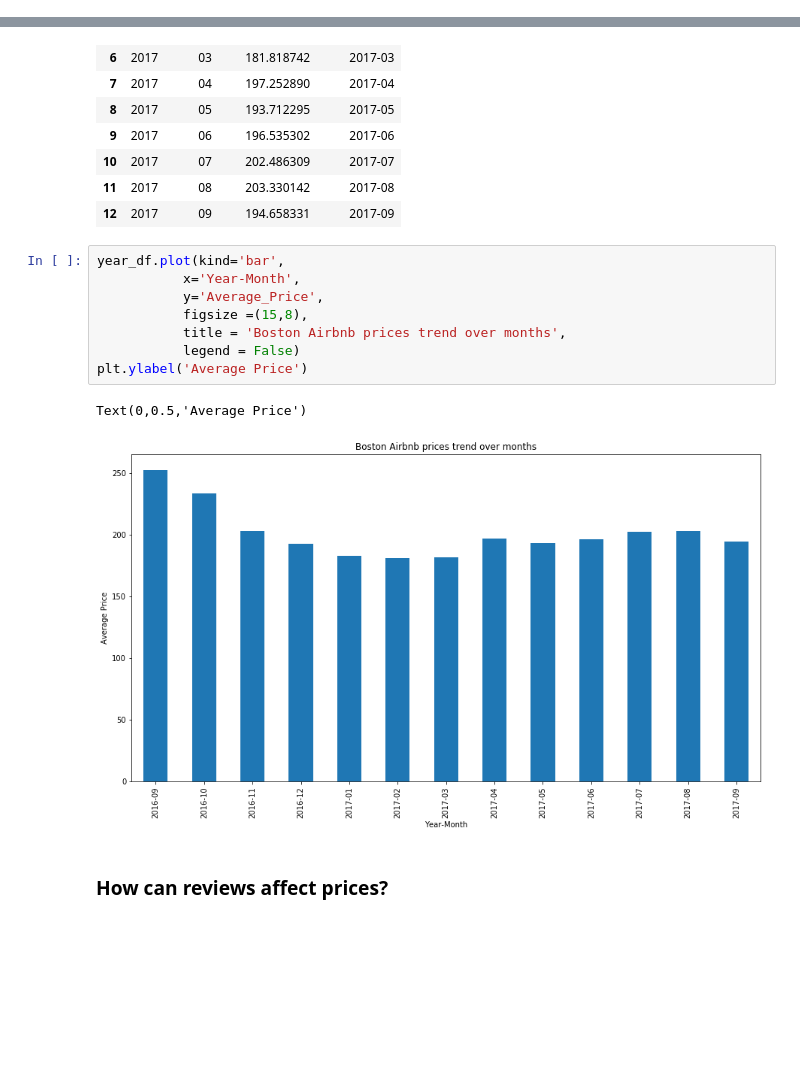
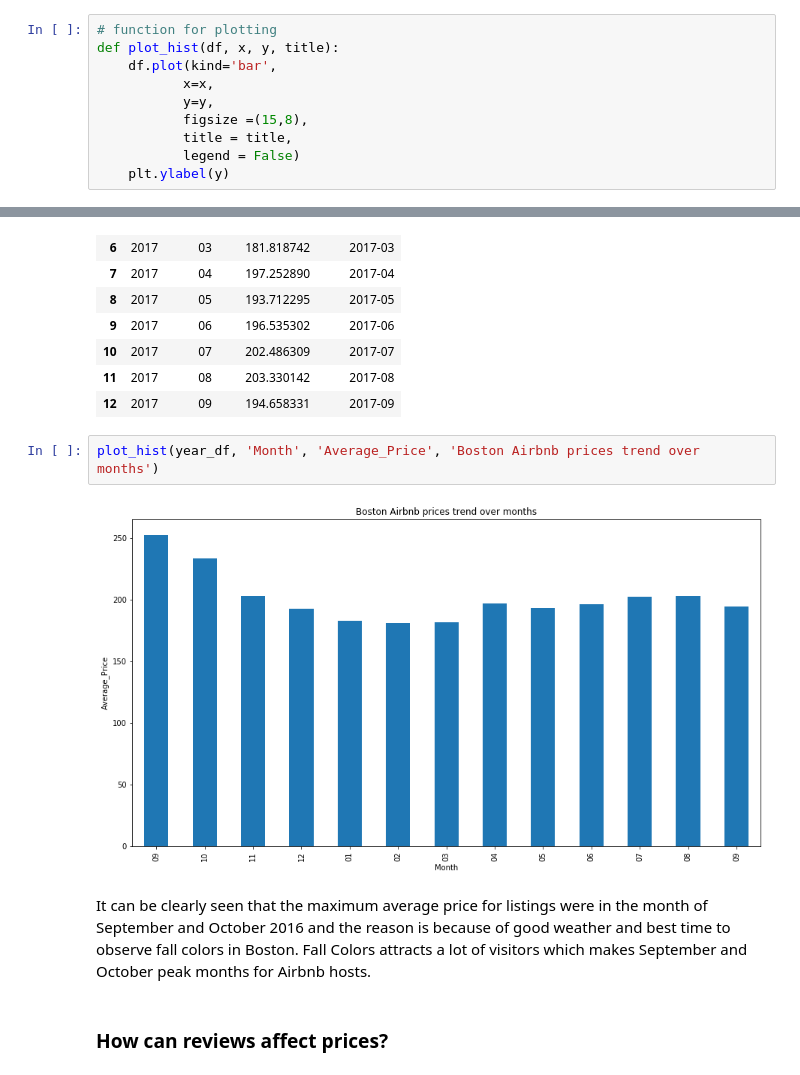
Before and after one commit to jackiezyy/boston-airbnb, a Jupyter notebook: boston_airbnb_notebook.ipynb, the cells around one changed output, grey strips where cells are left out. Cells and saved outputs as stored; diff of their text form; blank space fills up the shorter version.

```diff
--- a/boston_airbnb_notebook.ipynb
+++ b/boston_airbnb_notebook.ipynb
@@ -116,2 +92,12 @@ plt.scatter(x=listing_df_num['square_feet'], y=listing_df_num['price'])
+# %%
+# function for plotting
+def plot_hist(df, x, y, title):
+    df.plot(kind='bar',
+           x=x,
+           y=y,
+           figsize =(15,8),
+           title = title,
+           legend = False)
+    plt.ylabel(y)
 # %%
 # property_type
@@ -231,16 +218,11 @@ year_df
 | 11 | 2017 | 08 | 203.330142 | 2017-08 |
 | 12 | 2017 | 09 | 194.658331 | 2017-09 |
 # %%
-year_df.plot(kind='bar',
-           x='Year-Month',
-           y='Average_Price',
-           figsize =(15,8),
-           title = 'Boston Airbnb prices trend over months',
-           legend = False)
-plt.ylabel('Average Price')
+plot_hist(year_df, 'Month', 'Average_Price', 'Boston Airbnb prices trend over months')
 # %% [output]
-Text(0,0.5,'Average Price')
-[figure, old version]
+[figure, new version]
+# %% [markdown]
+It can be clearly seen that the maximum average price for listings were in the month of September and October 2016 and the reason is because of good weather and best time to observe fall colors in Boston. Fall Colors attracts a lot of visitors which makes September and October peak months for Airbnb hosts.
 # %% [markdown]
 ### How can reviews affect prices?
 # %%
```
Also changed, not shown: parts of 37 cells of this notebook.
